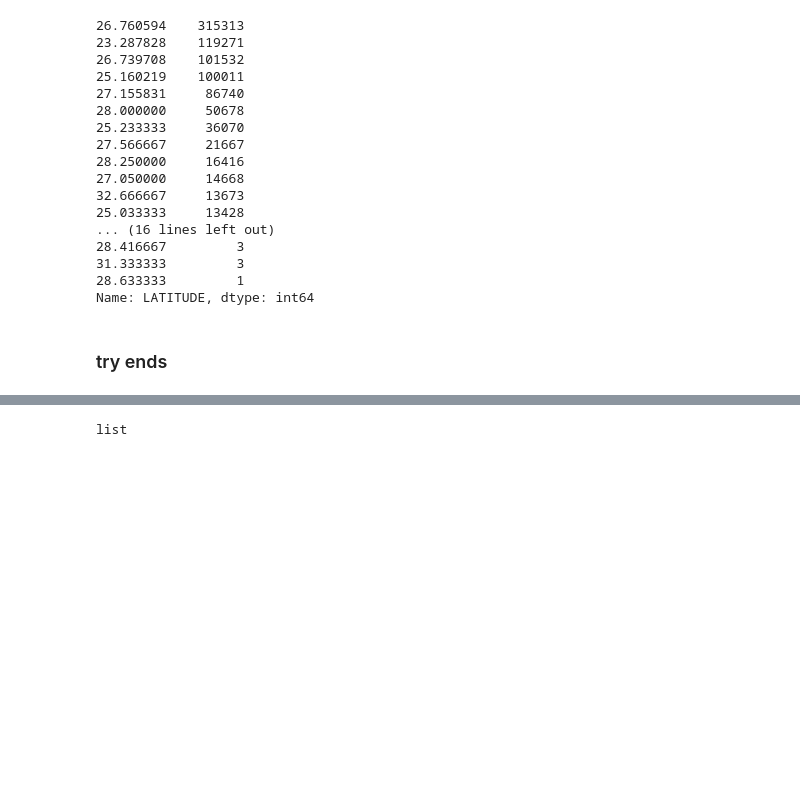
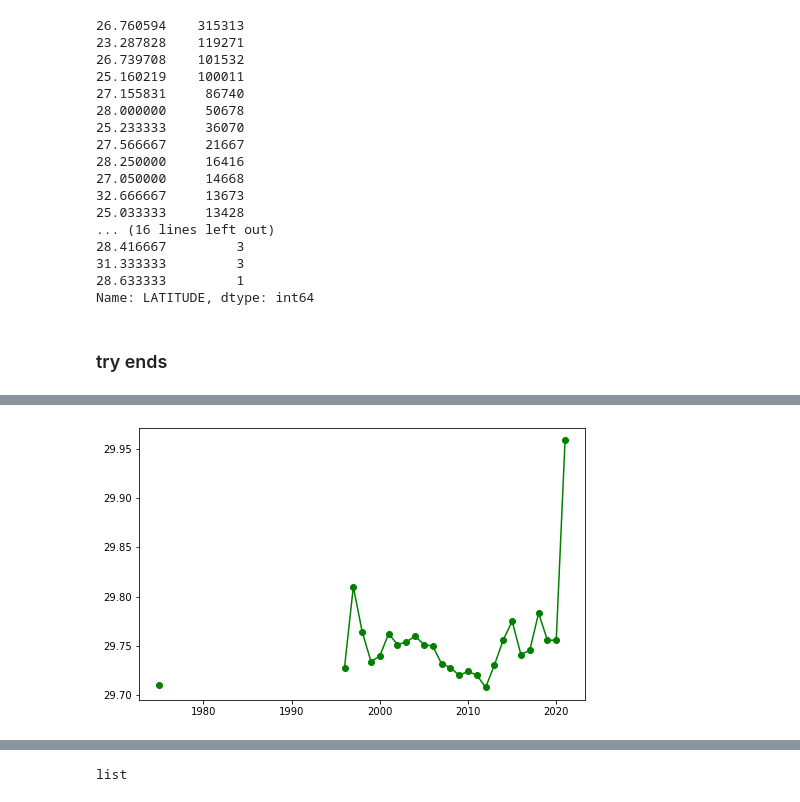
Before and after one commit to hritikb/Spatiotemporal_Extreme_Event_Prediction_using_ML, a Jupyter notebook: notebooks/Imputation.ipynb, the cells around one changed output, grey strips where cells are left out. Saved outputs shown, nothing was run; the diff lists cells and outputs as text; code cells hidden in the pictures; blank space fills up the shorter version.

```diff
--- a/notebooks/Imputation.ipynb
+++ b/notebooks/Imputation.ipynb
@@ -178,3 +185,10 @@ Name: LATITUDE, dtype: int64
 cols = ['HourlyAltimeterSetting', 'HourlyDewPointTemperature', 'HourlyDryBulbTemperature', 'HourlyPressureTendency',
        'HourlyRelativeHumidity', 'HourlySeaLevelPressure', 'HourlyStationPressure', 'HourlyWetBulbTemperature',
        'HourlyWindDirection', 'HourlyWindSpeed']
+# %%
+trend = df[['YEAR', 'HourlyAltimeterSetting']].groupby('YEAR').mean()
+plt.figure(figsize = (8, 5))
+plt.plot(trend.index, trend['HourlyAltimeterSetting'], '-o', color = 'green')
+plt.show()
+# %% [output]
+[figure, added]
```
Also changed, not shown: parts of 2 cells of this notebook.
